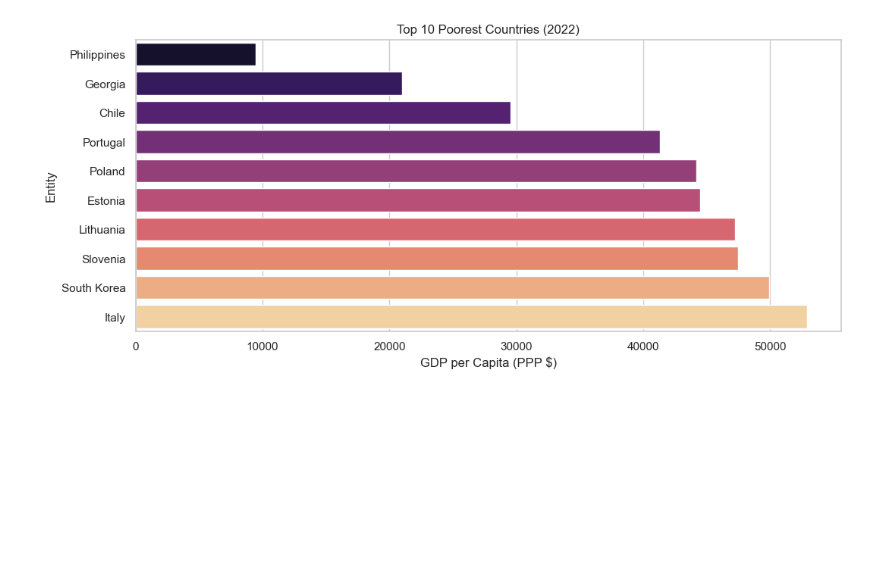
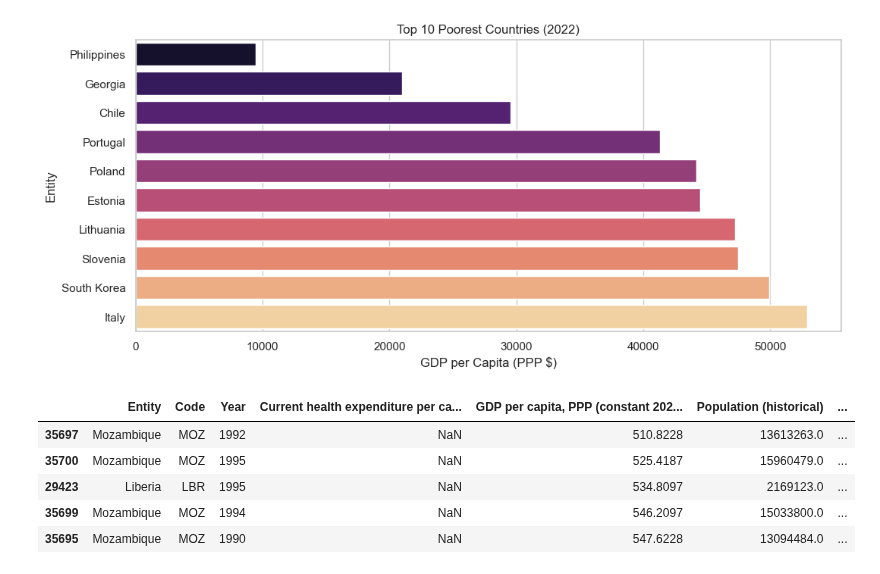
Before and after one commit to GreycinKim/DataScienceProjects, a Jupyter notebook: tetanus/tetanus.ipynb, the cells around one changed output. Cells and saved outputs as stored; diff of their text form; code cells hidden in the pictures; blank space fills up the shorter version.

```diff
--- a/tetanus/tetanus.ipynb
+++ b/tetanus/tetanus.ipynb
@@ -256,3 +272,14 @@ Passing `palette` without assigning `hue` is deprecated and will be removed in v
 
   sns.barplot(data=top_10_poorest, x="GDP_per_capita", y="Entity", palette="magma")
 [figure]
+# %%
+sorted = cost.sort_values(by="GDP per capita, PPP (constant 2021 international $)", ascending=True)
+# %%
+sorted.head()
+# %% [output]
+|  | Entity | Code | Year | Current health expenditure per ca... | GDP per capita, PPP (constant 202... | Population (historical) | ... |
+| 35697 | Mozambique | MOZ | 1992 | NaN | 510.8228 | 13613263.0 | ... |
+| 35700 | Mozambique | MOZ | 1995 | NaN | 525.4187 | 15960479.0 | ... |
+| 29423 | Liberia | LBR | 1995 | NaN | 534.8097 | 2169123.0 | ... |
+| 35699 | Mozambique | MOZ | 1994 | NaN | 546.2097 | 15033800.0 | ... |
+| 35695 | Mozambique | MOZ | 1990 | NaN | 547.6228 | 13094484.0 | ... |
```
Also changed, not shown: parts of 2 cells of this notebook, 4 other files.
